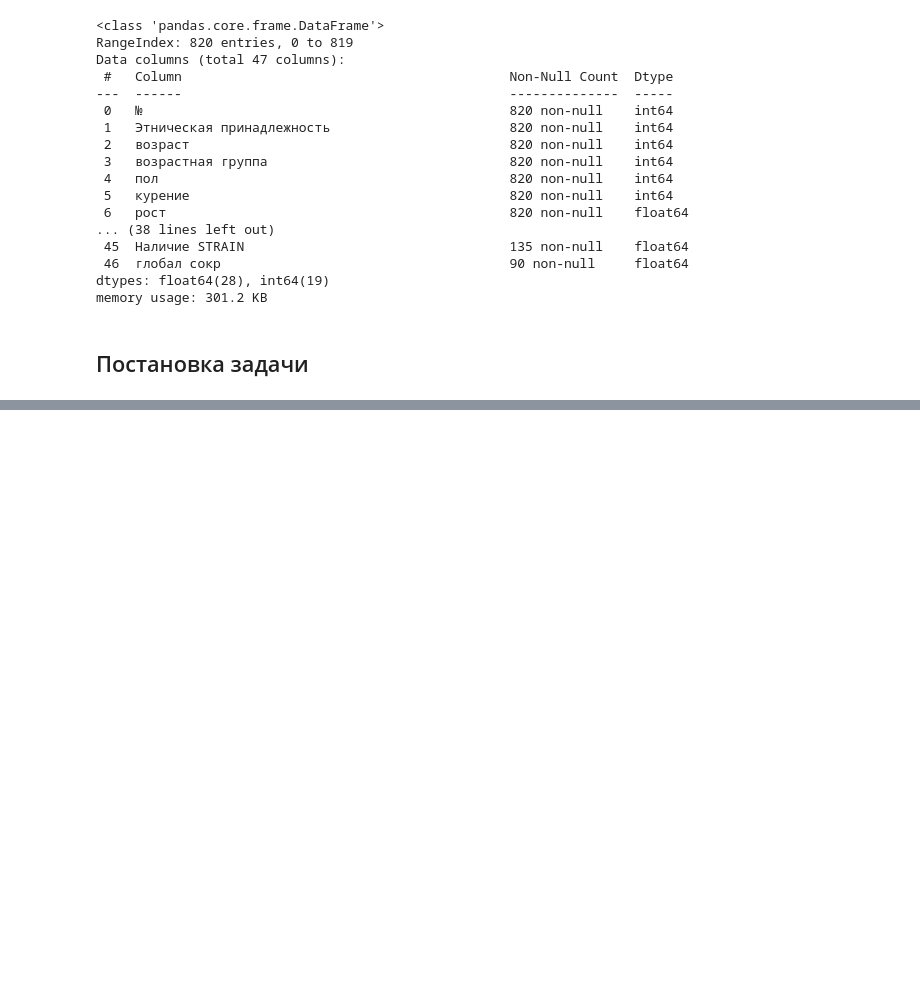
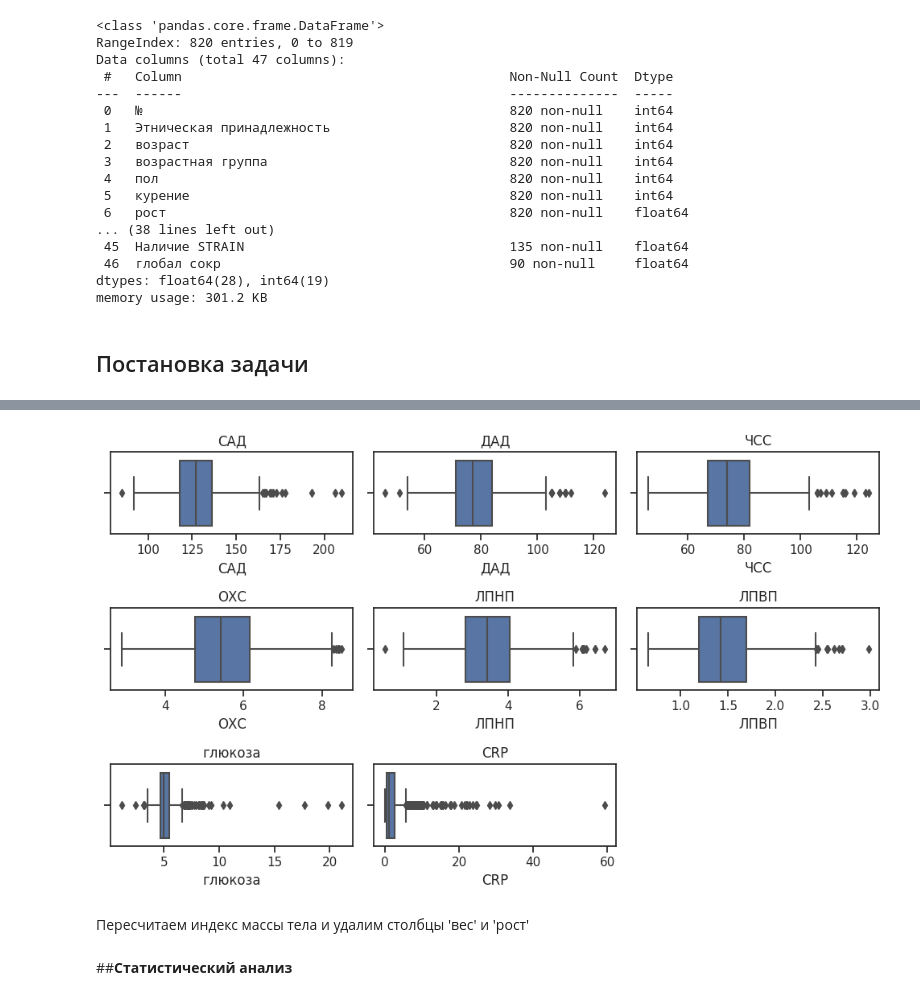
Before and after one commit to ber-pro/MIAT, a Jupyter notebook: MIAD.ipynb, the cells around one changed output, grey strips where cells are left out. Saved outputs shown, nothing was run; the diff lists cells and outputs as text; code cells hidden in the pictures; blank space fills up the shorter version.

```diff
--- a/MIAD.ipynb
+++ b/MIAD.ipynb
@@ -133,0 +195,13 @@ df.drop(["глобал сокр", "Наличие STRAIN", "ДДЛЖ", "сред
+# %%
+columns = ["САД", "ДАД", "ЧСС", "ОХС", "ЛПНП", "ЛПВП", "глюкоза", "CRP"]
+plt.figure(figsize=(10, 6))
+for index, column in enumerate(columns, 1):
+  plt.subplot(3, 3, index)
+  sns.boxplot(x=df[column])
+  plt.title(column)
+  plt.tight_layout()
+plt.show()
+# %% [output]
+[figure, added]
+# %% [markdown]
+Пересчитаем индекс массы тела и удалим столбцы 'вес' и 'рост'
@@ -133,0 +211,2 @@ df.drop(["глобал сокр", "Наличие STRAIN", "ДДЛЖ", "сред
+# %% [markdown]
+##**Статистический анализ**
```
Also changed, not shown: parts of 23 cells of this notebook.
